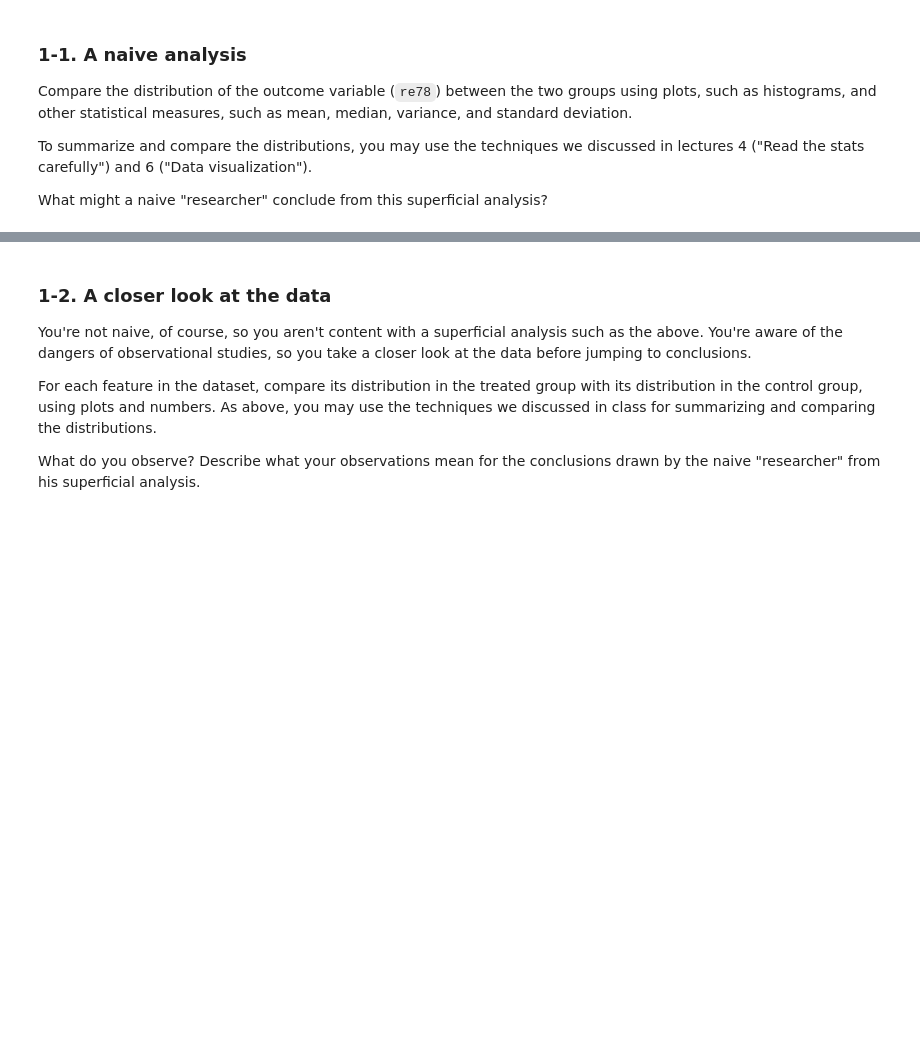
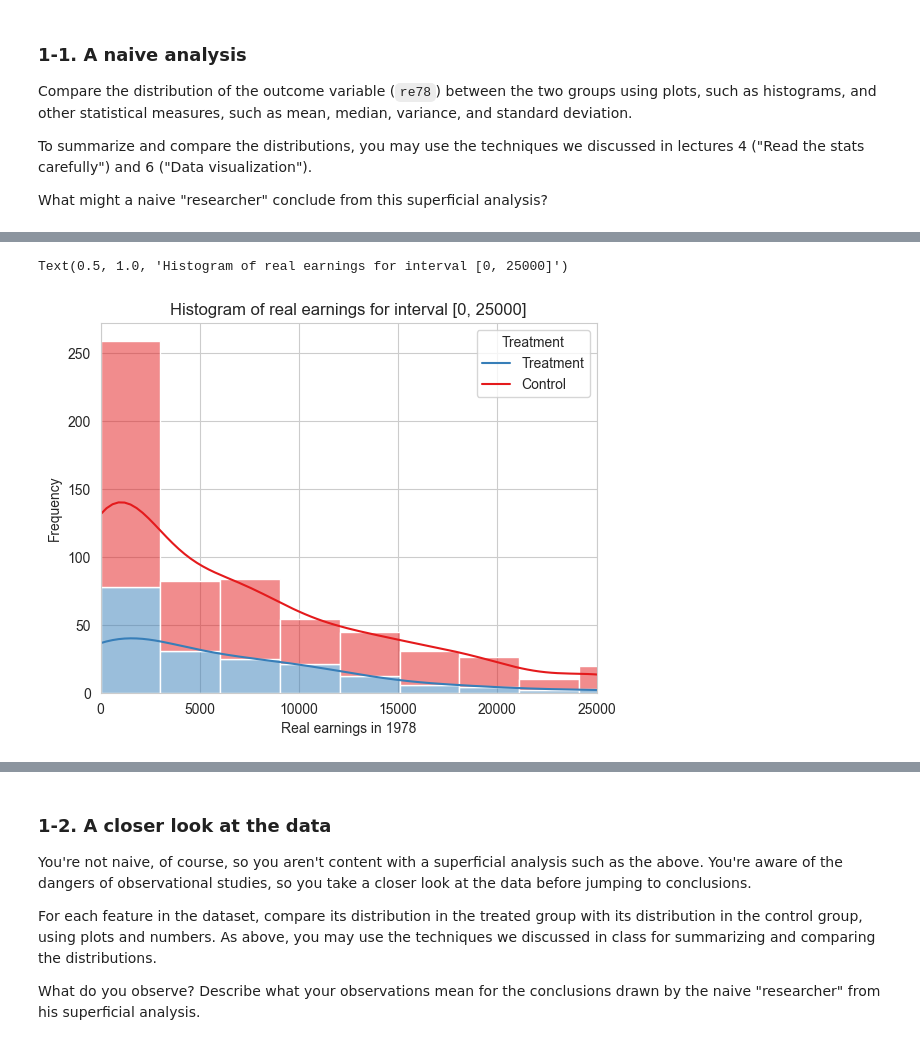
Before and after one commit to amirsoleix/exploratory-data-analysis, a Jupyter notebook: EDA-notebook.ipynb, the cells around one changed output, grey strips where cells are left out. Drawn from its saved outputs; the diff is of its cells as text; code cells hidden in the pictures; blank space fills up the shorter version.

```diff
--- a/EDA-notebook.ipynb
+++ b/EDA-notebook.ipynb
@@ -42,0 +75,13 @@ What might a naive "researcher" conclude from this superficial analysis?
+# %%
+# Histogram for the earnings interval [0, 25000]
+sns.set_style('whitegrid')
+sns.set_palette('Set1')
+sns.histplot(data=df, x='re78', hue='treat', kde=True, bins=20, multiple='stack')
+plt.legend(title='Treatment', loc='upper right', labels=['Treatment', 'Control'])
+plt.xlabel('Real earnings in 1978')
+plt.xlim(0, 25000)
+plt.ylabel('Frequency')
+plt.title('Histogram of real earnings for interval [0, 25000]')
+# %% [output]
+Text(0.5, 1.0, 'Histogram of real earnings for interval [0, 25000]')
+[figure, added]
```
Also changed, not shown: parts of 21 cells of this notebook.
